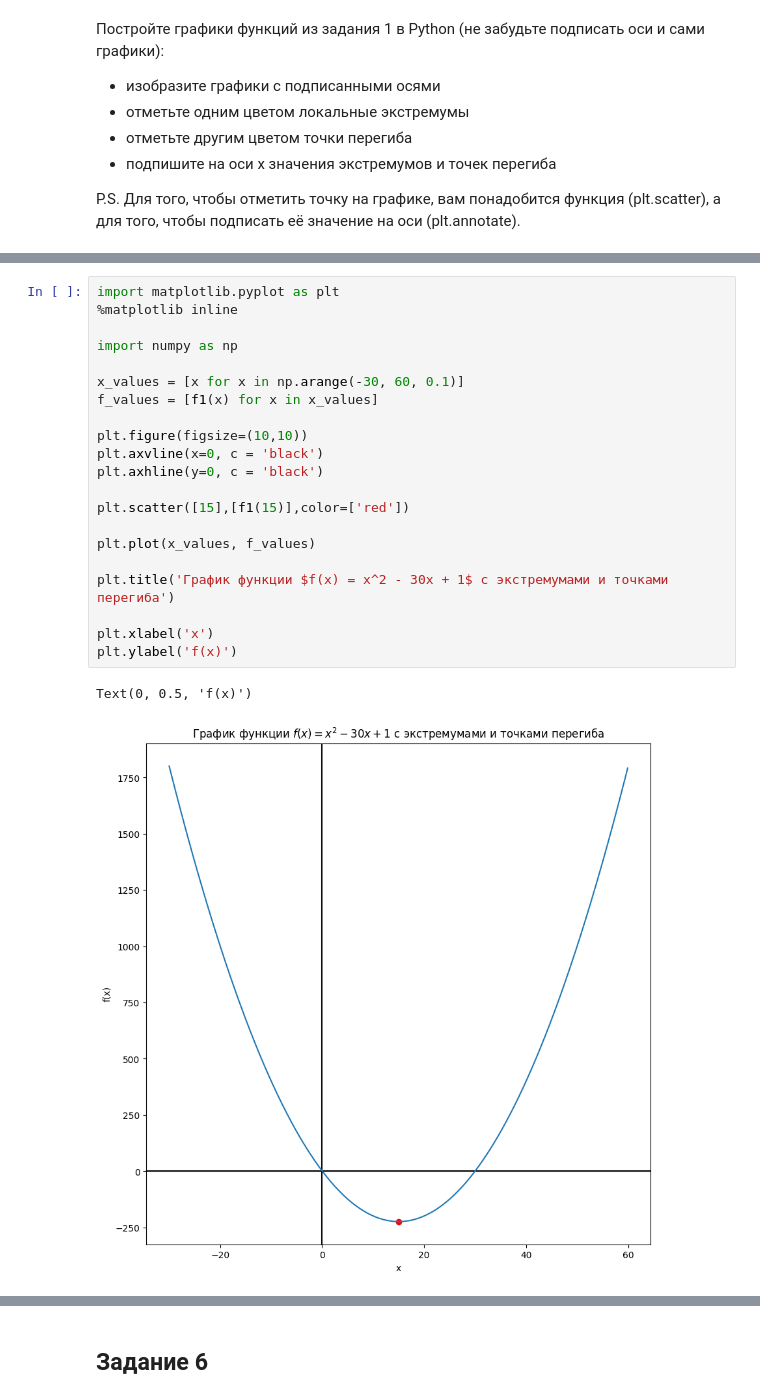
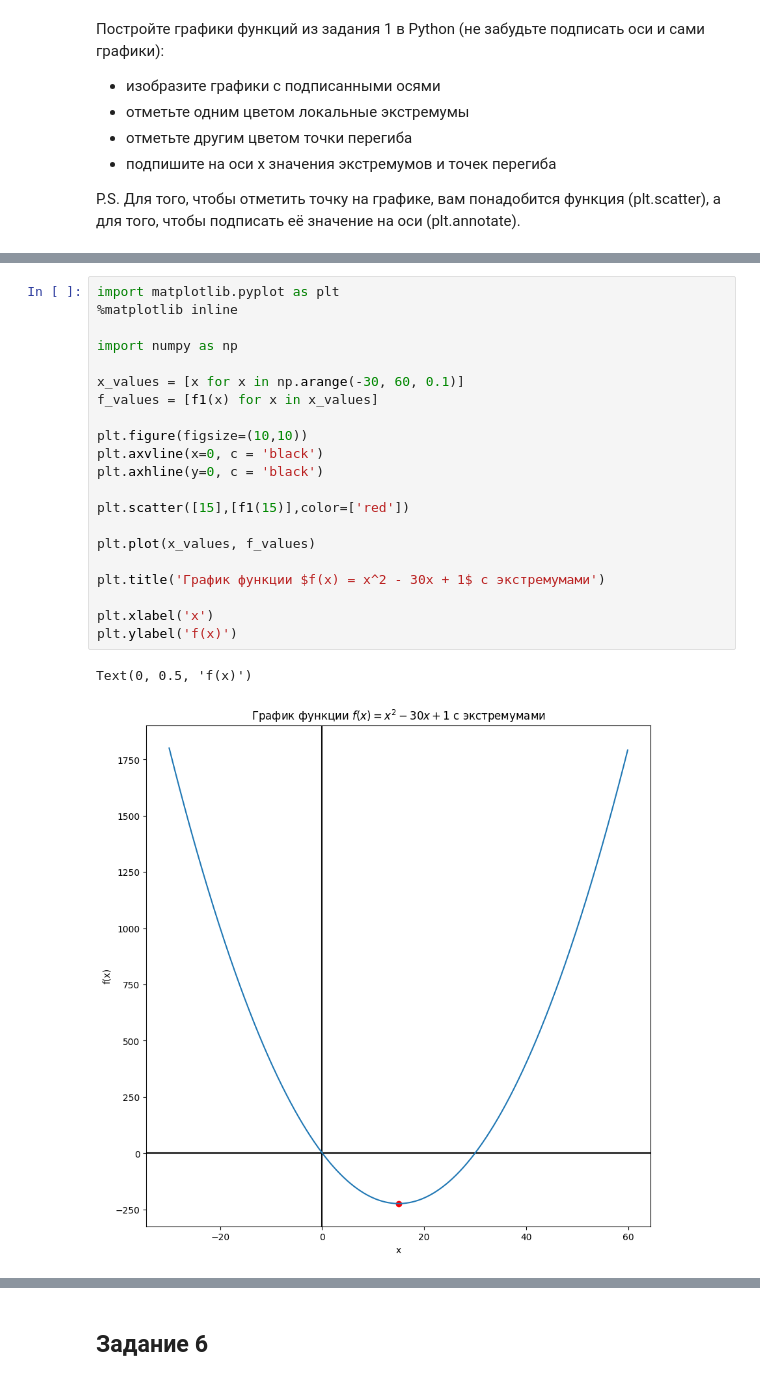
Before and after one commit to olegoid/MLDS_math_2022, a Jupyter notebook: Домашки/mlhs_math_practice_01.ipynb, the cells around one changed output, grey strips where cells are left out. Cells and saved outputs as stored; diff of their text form.

```diff
--- a/Домашки/mlhs_math_practice_01.ipynb
+++ b/Домашки/mlhs_math_practice_01.ipynb
@@ -249,27 +249,27 @@ P.S. Для того, чтобы отметить точку на графике
 # %%
 import matplotlib.pyplot as plt
 %matplotlib inline
 
 import numpy as np
 
 x_values = [x for x in np.arange(-30, 60, 0.1)]
 f_values = [f1(x) for x in x_values]
 
 plt.figure(figsize=(10,10))
 plt.axvline(x=0, c = 'black')
 plt.axhline(y=0, c = 'black')
 
 plt.scatter([15],[f1(15)],color=['red'])
 
 plt.plot(x_values, f_values)
 
-plt.title('График функции $f(x) = x^2 - 30x + 1$ c экстремумами и точками перегиба')
+plt.title('График функции $f(x) = x^2 - 30x + 1$ c экстремумами')
 
 plt.xlabel('x')
 plt.ylabel('f(x)')
 # %% [output]
 Text(0, 0.5, 'f(x)')
-[figure, old version]
+[figure, new version]
 # %%
 x_values = [x for x in np.arange(-10, 10, 0.1)]
 f_values = [f2(x) for x in x_values]
```
Also changed, not shown: parts of 4 cells of this notebook.
